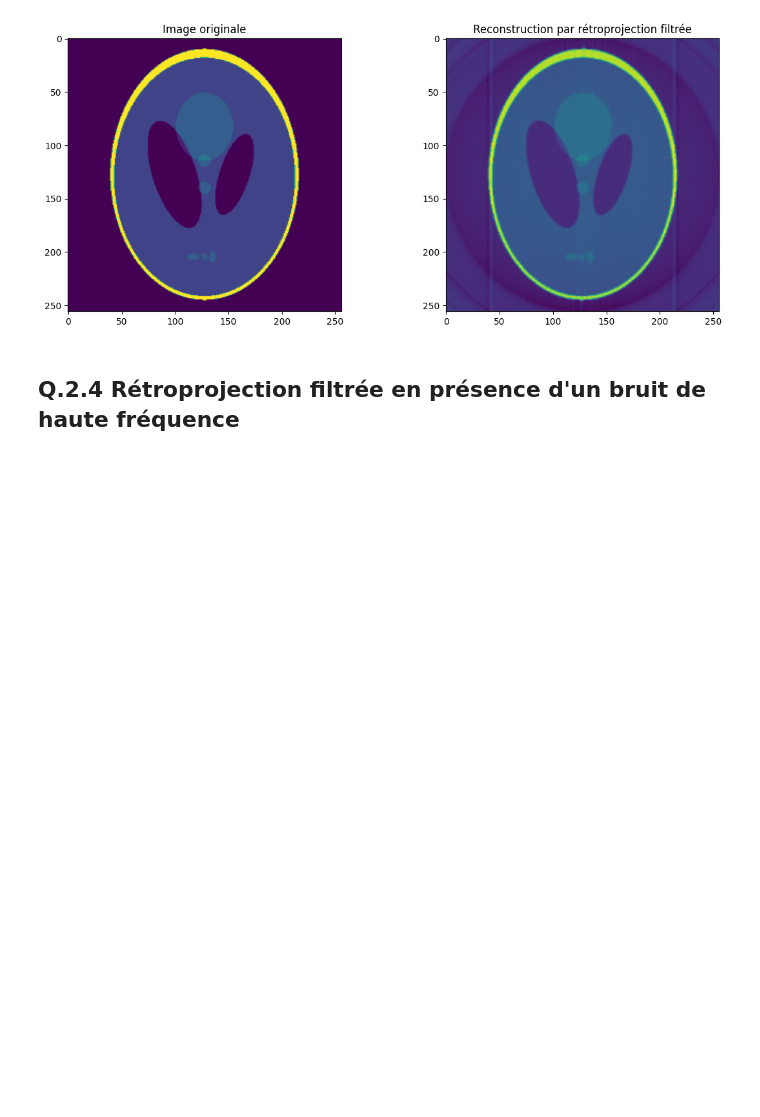
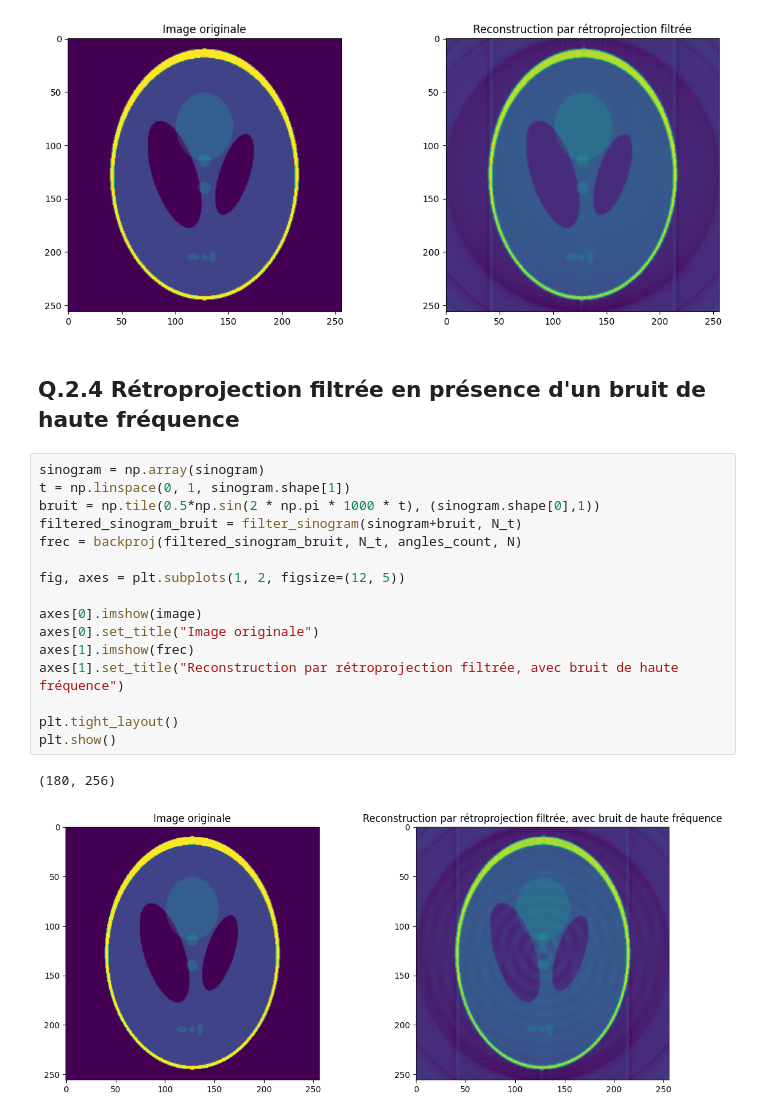
Before and after one commit to anaiscorbiere03/projet_maths, a Jupyter notebook: X-Ray Tomography.ipynb, the cells around one changed output. Cells and saved outputs as stored; diff of their text form; blank space fills up the shorter version.

```diff
--- a/X-Ray Tomography.ipynb
+++ b/X-Ray Tomography.ipynb
@@ -170,3 +181,22 @@ plt.show()
 [figure]
 # %% [markdown]
 ## Q.2.4 Rétroprojection filtrée en présence d'un bruit de haute fréquence
+# %%
+sinogram = np.array(sinogram)
+t = np.linspace(0, 1, sinogram.shape[1])
+bruit = np.tile(0.5*np.sin(2 * np.pi * 1000 * t), (sinogram.shape[0],1))
+filtered_sinogram_bruit = filter_sinogram(sinogram+bruit, N_t)
+frec = backproj(filtered_sinogram_bruit, N_t, angles_count, N)
+
+fig, axes = plt.subplots(1, 2, figsize=(12, 5))
+
+axes[0].imshow(image)
+axes[0].set_title("Image originale")
+axes[1].imshow(frec)
+axes[1].set_title("Reconstruction par rétroprojection filtrée, avec bruit de haute fréquence")
+
+plt.tight_layout()
+plt.show()
+# %% [output]
+(180, 256)
+[figure, added]
```
Also changed, not shown: parts of 3 cells of this notebook.
